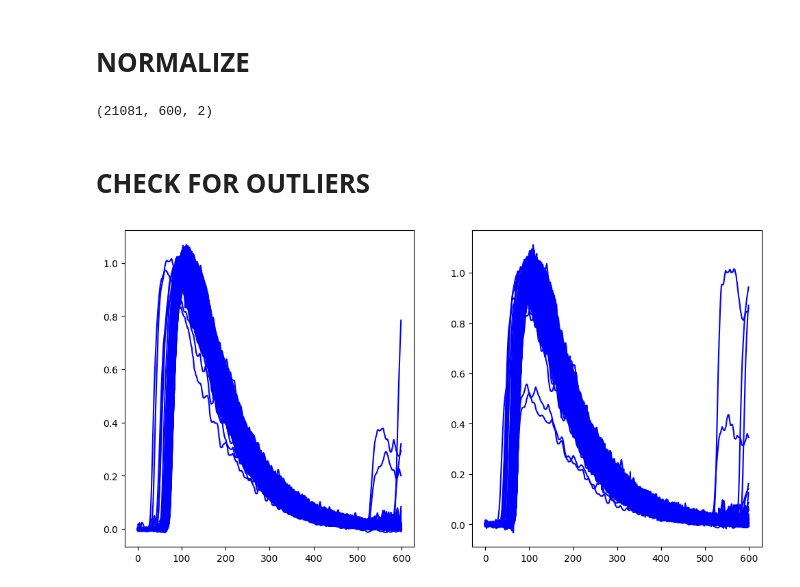
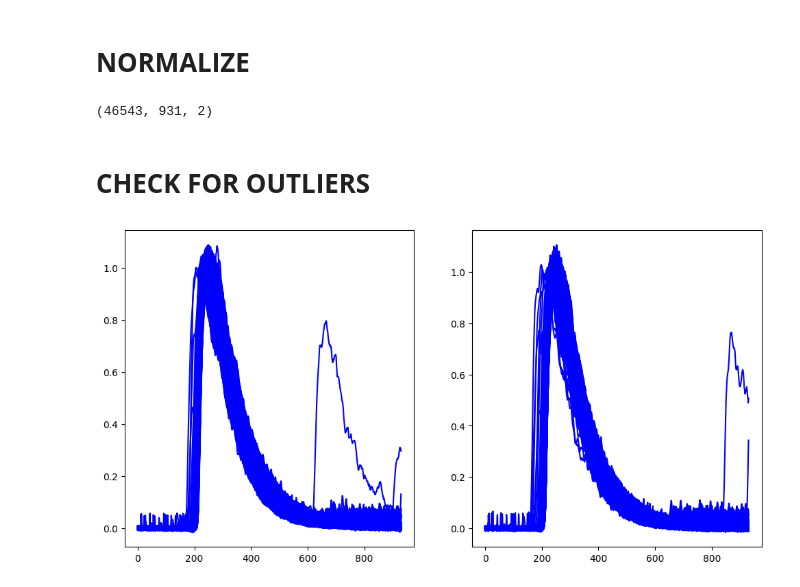
Before and after one commit to wjosefw/MLTiming, a Jupyter notebook: DEEP_TIMING_INITIAL_DATA_PROCESSING.ipynb, the cells around one changed output. Cells and saved outputs as stored; diff of their text form; code cells hidden in the pictures.

```diff
--- a/DEEP_TIMING_INITIAL_DATA_PROCESSING.ipynb
+++ b/DEEP_TIMING_INITIAL_DATA_PROCESSING.ipynb
@@ -110,3 +51,20 @@ if source == 1:
+# %%
+# Photopeak energies
+gamma_energy = 511
+
+# Calculate Calibration factors
+histogE, binsE = np.histogram(energy_dec0, bins = 500, range = [0,200]);
+index_gamma_dec0 = find_peaks(histogE, height = 1000)[0][-1]
+pos_gamma_dec0 = (binsE[index_gamma_dec0 + 1] + binsE[index_gamma_dec0])/2
+m_dec0 = gamma_energy/pos_gamma_dec0
+calibrado_dec0 = m_dec0*energy_dec0   # Linear calibration
+
+
+histogE, binsE = np.histogram(energy_dec1, bins = 500, range = [0,200]);
+index_gamma_dec1 = find_peaks(histogE, height = 1000)[0][-1]
+pos_gamma_dec1 = (binsE[index_gamma_dec1 + 1] + binsE[index_gamma_dec1])/2
+m_dec1 = gamma_energy/pos_gamma_dec1
+calibrado_dec1 = m_dec1*energy_dec1
 # %%
 # Plot spectra
 plt.figure(figsize = (12,6))
@@ -152,3 +88,9 @@ if source == 1:
+# %%
+# Define energy gates
+gate_min_dec0 = 490
+gate_max_dec0 = 530
+gate_min_dec1 = 490
+gate_max_dec1 = 530
 # %%
 plt.figure(figsize = (10,4))
 plt.hist(calibrado_dec0, bins = 500, range = [0,2000]);
@@ -160,9 +102,9 @@ plt.axvline(x = gate_max_dec0_gamma1, color = 'r', linestyle = '--')
 # %%
-calibrado_dec1_filt = calibrado_dec1[(calibrado_dec0 > gate_min_dec0_gamma1)  & (calibrado_dec0 < gate_max_dec0_gamma1)]
+calibrado_dec1_filt = calibrado_dec1[(calibrado_dec0 > gate_min_dec0)  & (calibrado_dec0 < gate_max_dec0)]
 
 plt.figure(figsize = (10,4))
 plt.hist(calibrado_dec1_filt, bins = 500, range = [0,2000])
-plt.axvline(x = gate_min_dec1_gamma1, color = 'r', linestyle = '--')
-plt.axvline(x = gate_max_dec1_gamma1, color = 'r', linestyle = '--')
+plt.axvline(x = gate_min_dec1, color = 'r', linestyle = '--')
+plt.axvline(x = gate_max_dec1, color = 'r', linestyle = '--')
 # %% [output]
 <matplotlib.lines.Line2D at 0x...>
@@ -190,38 +112,30 @@ NameError: name 'gate_min_dec0_gamma2' is not defined
 # %% [markdown]
 # **NORMALIZE**
 # %%
-data_filt_comb1 = data[(calibrado_dec0 > gate_min_dec0_gamma1)  & (calibrado_dec0 < gate_max_dec0_gamma1),:,:]
-data_filt_comb1 = data_filt_comb1[(calibrado_dec1_filt  > gate_min_dec1_gamma1)  & (calibrado_dec1_filt < gate_max_dec1_gamma1),:,:]
-#data_filt_comb2 = data[(calibrado_dec1 > gate_min_dec1_gamma1)  & (calibrado_dec1 < gate_max_dec1_gamma1),:,:]
-#data_filt_comb2 = data_filt_comb2[(calibrado_dec0_filt  > gate_min_dec0_gamma2)  & (calibrado_dec0_filt  < gate_max_dec0_gamma2),:,:]
+data_filt = data[(calibrado_dec0 > gate_min_dec0)  & (calibrado_dec0 < gate_max_dec0),:,:]
+data_filt = data_filt[(calibrado_dec1_filt  > gate_min_dec1)  & (calibrado_dec1_filt < gate_max_dec1),:,:]
 
-#data_filt = np.concatenate((data_filt_comb1, data_filt_comb2), axis = 0)
-data_filt = data_filt_comb1
 print(data_filt.shape)
-
 #------------------------------------------------------- Normalizar Pulsos ------------------------------------------------------------------------------------
 data_filt_norm = normalize_by_max(data_filt, fit_polynomial = True)
 # %% [output]
-(21081, 600, 2)
+(46543, 931, 2)
 # %% [markdown]
 # **CHECK FOR OUTLIERS**
 # %%
-#data_filt_norm = np.delete(data_filt_norm, [8613, 10843, 17162, 75, 15604, 19638, 20079, 21888, 8539], axis = 0)
-data_filt_norm = np.delete(data_filt_norm, [71, 72, 127, 3450, 15907, 18603, 14474, 18200], axis = 0)
-
 # Con el plot se ve si hay algún pulso que empiece mal/que no cuadre con el otro detector
 a_dec0 = []
 a_dec1 = []
 plt.figure(figsize = (12,6))
 for i in range(data_filt_norm.shape[0]):
   plt.subplot(121)
   plt.plot(data_filt_norm[i,:,0], 'b-')
   plt.subplot(122)
   plt.plot(data_filt_norm[i,:,1], 'b-')
   a_dec0.append(np.where(data_filt_norm[i,:,0] == np.max(data_filt_norm[i,:,0]))[0][0])
   a_dec1.append(np.where(data_filt_norm[i,:,1] == np.max(data_filt_norm[i,:,1]))[0][0])
 a_dec0 = np.array(a_dec0)
 a_dec1 = np.array(a_dec1)
 # %% [output]
-[figure, old version]
+[figure, new version]
 # %%
```
Also changed, not shown: parts of 14 cells of this notebook, 13 other files.
